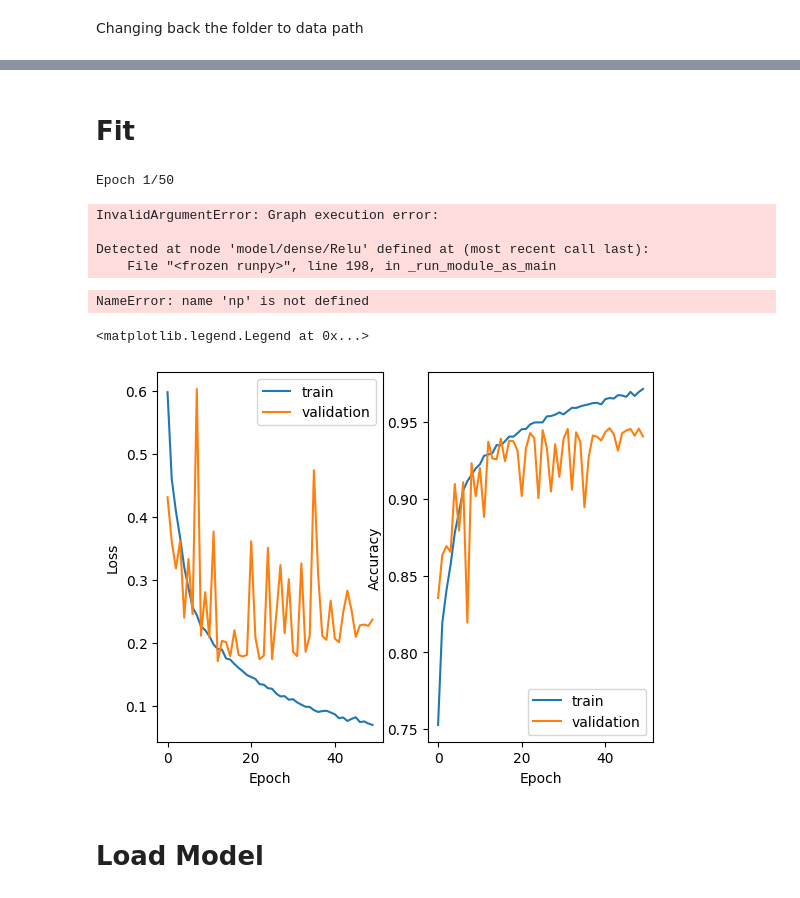
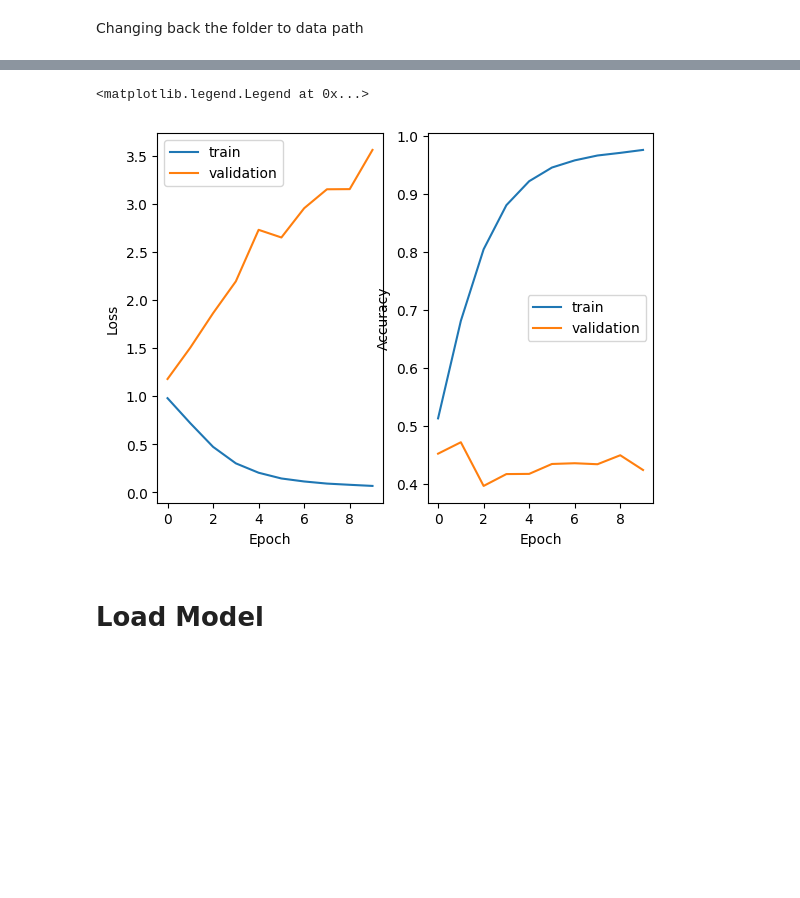
Before and after one commit to giocoal/ADNI-brain-MRI-alzheimer-WGAN-generation-and-classification, a Jupyter notebook: scripts/3_Resnet18_first/rand_under_model.ipynb, the cells around one changed output, grey strips where cells are left out. Drawn from its saved outputs; the diff is of its cells as text; code cells hidden in the pictures; blank space fills up the shorter version.

```diff
--- a/scripts/3_Resnet18_first/rand_under_model.ipynb
+++ b/scripts/3_Resnet18_first/rand_under_model.ipynb
@@ -91,0 +93,3 @@ def normalize(x):
+# %%
+mean = 35.813360168106904
+std = 45.29735615529554
@@ -182,11 +198,13 @@ os.getcwd()
+# %%
+early_stopper = keras.callbacks.EarlyStopping(monitor='val_loss', patience=100)
 # %%
-tb = TensorBoard(log_dir = 'logs_rand_under', write_graph = True)
+tb = TensorBoard(log_dir =os.getcwd() + '\\rand_under\\logs_rand_under', write_graph = True)
 
 lr_reducer = ReduceLROnPlateau(monitor='loss', factor=np.sqrt(0.1), patience=10, cooldown=0, min_lr=1e-5)
 
-model_chkp = ModelCheckpoint(filepath=os.getcwd() + 'best_model_rand_under',
+model_chkp = ModelCheckpoint(filepath=os.getcwd() + '\\rand_under\\best_model_rand_under',
                             # monitor='val_quadratic_kappa_score',
-                            monitor='val_acc',
+                            monitor='val_accuracy',
                             save_best_only=True, save_weights_only=True, mode='max')
 
 #resnet = ResNet18()
@@ -209,7 +227,7 @@ x = Dense(3, activation = 'softmax')(x)
 
 
 ft_resnet = Model(resnet.input, x)
-ft_resnet.compile(optimizer = Adam(learning_rate = 0.001), loss = 'categorical_crossentropy', metrics = ['accuracy'])
+ft_resnet.compile(optimizer = Adam(learning_rate = 0.001), loss = 'categorical_crossentropy', metrics = METRICS)
 
 print("model loaded")
 
@@ -242,5 +260,6 @@ os.getcwd()
 # %%
-epochs = 100
+version = "v1"
+epochs = 20
 
 print(train_tot, valid_tot)
 
@@ -251,14 +270,13 @@ print (train_steps, valid_steps)
 
 #fit_generator
 
-ft_resnet.fit(train_data, steps_per_epoch=train_steps,
-                        epochs=epochs, callbacks = [tb, model_chkp, lr_reducer],
-                        validation_data=validation_data, validation_steps = valid_steps)
-
-arch_name = 'bs_{}'.format(batch_size)
-
-continue_model_path = os.getcwd() + 'best_model_rand_under' + '{}_{}_eps.h5'.format(arch_name, epochs)
-ft_resnet.save(continue_model_path)
+history_dcnn = ft_resnet.fit(train_data,
+                             steps_per_epoch=train_steps,
+                             epochs=epochs,
+                             workers = 4,
+                             callbacks = [tb, model_chkp, lr_reducer, early_stopper],
+                             validation_data = validation_data,
+                             validation_steps = valid_steps)
 # %% [output]
 66417 18024
 2076.0 564.0
@@ -361,2 +283,0 @@ print(step_per_epoch_val)
-# %% [markdown]
-# Fit
@@ -367,20 +283,0 @@ net_dcnn_112_nobal.compile(loss=keras.losses.categorical_crossentropy,
-# %%
-history_dcnn_nobal = net_dcnn_112_nobal.fit(train_data,
-          epochs=50,
-          steps_per_epoch=step_per_epoch_train,
-          validation_data=validation_data,
-          validation_steps=step_per_epoch_val,
-          workers = 3,
-          #callbacks=[model_checkpoint_callback, early_stopper])
-          callbacks=[early_stopper])
-# %% [output]
-Epoch 1/50
-InvalidArgumentError: Graph execution error:
-
-Detected at node 'model/dense/Relu' defined at (most recent call last):
-    File "<frozen runpy>", line 198, in _run_module_as_main
-# %%
-np.save(f'C:/Users/marco/Desktop/Local_Documents/models/NoBalance/dcnn_history_{img_size}_{version}.npy',
-        history_dcnn_nobal.history)
-# %% [output]
-NameError: name 'np' is not defined
@@ -387,24 +291,24 @@ NameError: name 'np' is not defined
 # %%
 # Visualization of the learning curves
 
 # Loss
 plt.subplot(1, 2, 1)
-plt.plot(history_dcnn_nobal['loss'])
-plt.plot(history_dcnn_nobal['val_loss'])
+plt.plot(history_dcnn.history['loss'])
+plt.plot(history_dcnn.history['val_loss'])
 plt.xlabel('Epoch')
 plt.ylabel('Loss')
 plt.legend(['train', 'validation'])
 
 # Accuracy
 plt.subplot(1, 2, 2)
-plt.plot(history_dcnn_nobal['accuracy'])
-plt.plot(history_dcnn_nobal['val_accuracy'])
+plt.plot(history_dcnn.history['accuracy'])
+plt.plot(history_dcnn.history['val_accuracy'])
 plt.xlabel('Epoch')
 plt.ylabel('Accuracy')
 plt.legend(['train', 'validation'])
 # %% [output]
 <matplotlib.legend.Legend at 0x...>
-[figure, old version]
+[figure, new version]
 # %% [markdown]
 # Load Model
 # %%
```
Also changed, not shown: parts of 30 cells of this notebook, 3 other files.
